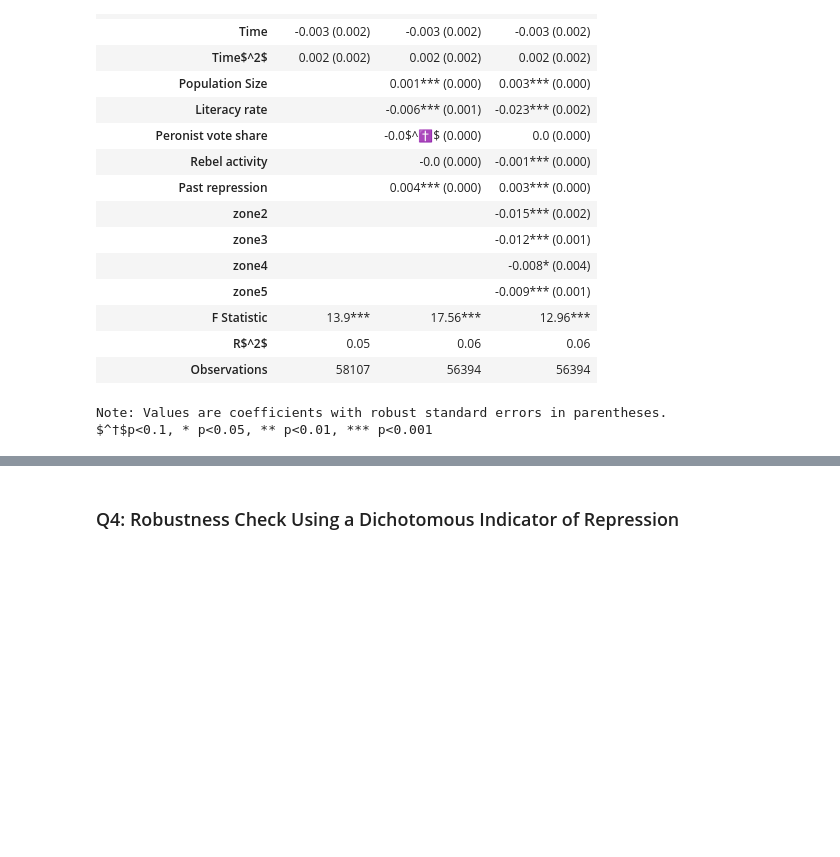
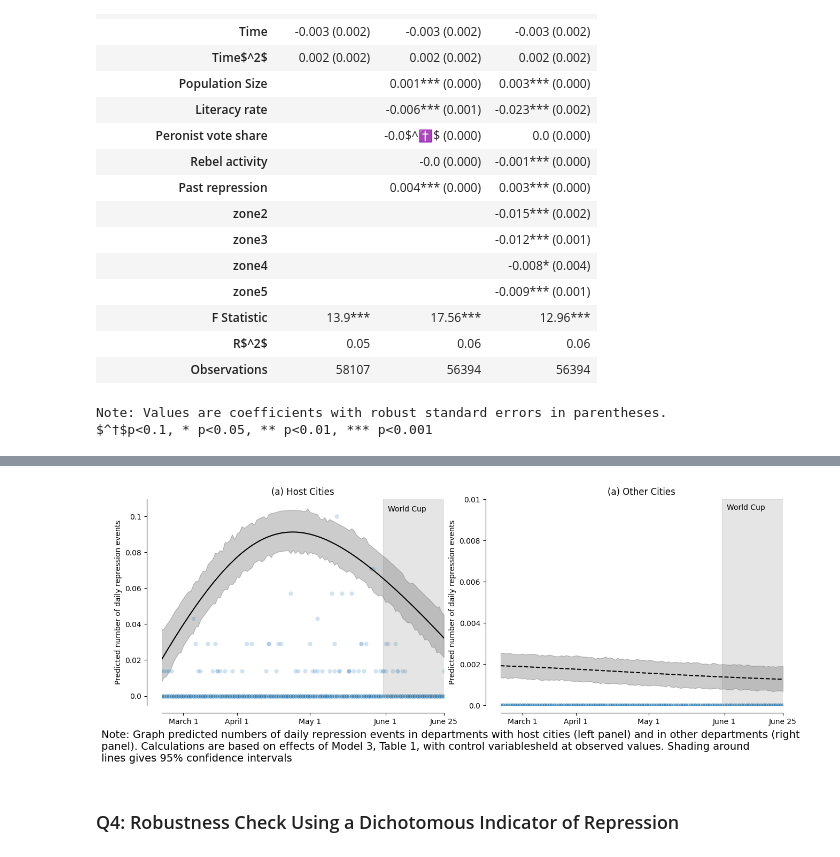
Before and after one commit to pdvass/ml_assignment2, a Jupyter notebook: Assignment_2.ipynb, the cells around one changed output, grey strips where cells are left out. Cells and saved outputs as stored; diff of their text form; code cells hidden in the pictures; blank space fills up the shorter version.

```diff
--- a/Assignment_2.ipynb
+++ b/Assignment_2.ipynb
@@ -592,0 +674,10 @@ $^†$p<0.1, * p<0.05, ** p<0.01, *** p<0.001
+# %%
+main_data_predictions_host = main_data_predictions.loc[main_data_predictions['hostcity'] == 1.0]
+main_data_predictions_no_host = main_data_predictions.loc[main_data_predictions['hostcity'] == 0.0]
+
+# subtracting from prediction the CI margin
+main_data_predictions_host['mean'] -= abs(main_data_predictions_host['mean_ci_upper'])\
+                                            - abs(main_data_predictions_host['mean_ci_lower'])
+
+main_data_predictions_no_host['mean'] -= abs(main_data_predictions_no_host['mean_ci_upper'])\
+                                            - abs(main_data_predictions_no_host['mean_ci_lower'])
@@ -592,0 +697,10 @@ $^†$p<0.1, * p<0.05, ** p<0.01, *** p<0.001
+# %%
+x_min = main_data_predictions_host['repression'].min()
+x_max = main_data_predictions_host['repression'].max()
+main_data_predictions_host['host_norm'] = main_data_predictions_host['repression']\
+                .apply(lambda x: round((x - x_min) / (10 *(x_max - x_min)), 3))
+
+x_min = main_data_predictions_no_host['repression'].min()
+x_max = main_data_predictions_no_host['repression'].max()
+main_data_predictions_no_host['host_norm'] = main_data_predictions_no_host['repression']\
+                .apply(lambda x: round((x - x_min) / (100 *(x_max - x_min)), 3))
@@ -592,0 +720,60 @@ $^†$p<0.1, * p<0.05, ** p<0.01, *** p<0.001
+# %%
+figure = plt.figure(figsize=(15, 5))
+figure.subplots_adjust(hspace=5)
+
+# Left Plot
+ax = figure.add_subplot(1, 2, 1)
+
+# Main Data for left plot
+fg_left = sns.lineplot(data=main_data_predictions_host, x='time', y='mean', errorbar=('ci', 95), c='#000000')
+fg_left = sns.scatterplot(data=main_data_predictions_host, y='host_norm', x='time', alpha=0.2)
+
+# Secondary Data for left plot
+ax.set_title('(a) Host Cities')
+ax.set_ylabel('Predicted number of daily repression events')
+ax.set_xlabel('')
+ax.set_xticks(ticks=[0.1, 0.32, 0.62, 0.93, 1.17], labels=['March 1', 'April 1', 'May 1', 'June 1', 'June 25'])
+ax.set_yticks(ticks=[0.0, 0.02, 0.04, 0.06, 0.08, 0.1], labels=[0.0, 0.02, 0.04, 0.06, 0.08, 0.1])
+
+# Patch for World cup duration
+rect1 = patches.Rectangle((0.92, 0), width=25, height=0.12, color='gray', alpha=0.2)
+fg_left.axes.add_patch(rect1)
+ax.annotate(text='World Cup', xy=(0.94, 0.103))
+
+# For figure replication
+ax.axhline(0.0, c='#808080', alpha=0.6, linestyle = 'dotted')
+ax.spines['left'].set_position(('outward', 20))
+ax.spines['bottom'].set_position(('outward', 10))
+
+# Right Plot
+ax = figure.add_subplot(1, 2, 2)
+
+# Main Data for right plot
+fg_right = sns.lineplot(data=main_data_predictions_no_host, x='time', y='mean', errorbar=('ci', 95), c='#000000')
+fg_right = sns.scatterplot(data=main_data_predictions_host, y='host_norm', x='time', alpha=0.2)
+
+# Secondary Data for right plot
+ax.set_ylim((0, 0.01))
+ax.lines[0].set_linestyle("--")
+ax.set_title('(a) Other Cities')
+ax.set_ylabel('Predicted number of daily repression events')
+ax.set_xlabel('')
+ax.set_xticks(ticks=[0.1, 0.32, 0.62, 0.93, 1.17], labels=['March 1', 'April 1', 'May 1', 'June 1', 'June 25'])
+ax.set_yticks(ticks=[0.000, 0.002, 0.004, 0.006, 0.008, 0.01], labels=[0.000, 0.002, 0.004, 0.006, 0.008, 0.01])
+
+# Patch for World cup duration
+rect1 = patches.Rectangle((0.92, 0), width=25, height=0.01, color='gray', alpha=0.2)
+fg_right.axes.add_patch(rect1)
+ax.annotate(text='World Cup', xy=(0.94, 0.0095))
+
+# For figure replication
+ax.axhline(0.0, c='#808080', alpha=0.6, linestyle = 'dotted')
+ax.spines['left'].set_position(('outward', 20))
+ax.spines['bottom'].set_position(('outward', 10))
+
+# Note below the figure
+plt.figtext(0.05, -0.1, s="Note: Graph predicted numbers of daily repression events in departments with \
+host cities (left panel) and in other departments (right \npanel). Calculations are based on effects of Model 3, \
+Table 1, with control variablesheld at observed values. Shading around\nlines gives 95% confidence intervals" ,\
+ha="left", fontsize=14)
+# %% [output]
@@ -593,3 +781,4 @@ $^†$p<0.1, * p<0.05, ** p<0.01, *** p<0.001
+[figure, added]
 # %% [markdown]
 ### Q4: Robustness Check Using a Dichotomous Indicator of Repression
 # %% [markdown]
```
Also changed, not shown: parts of 28 cells of this notebook.
